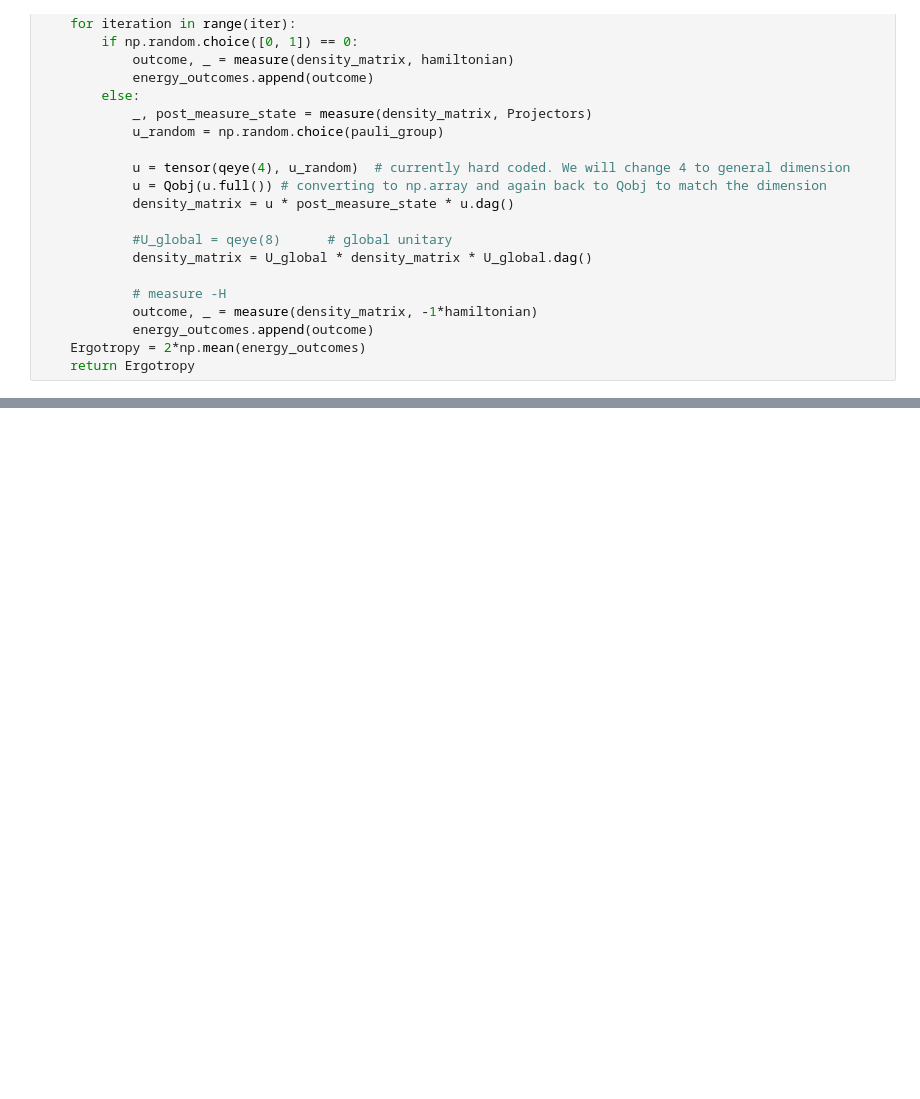
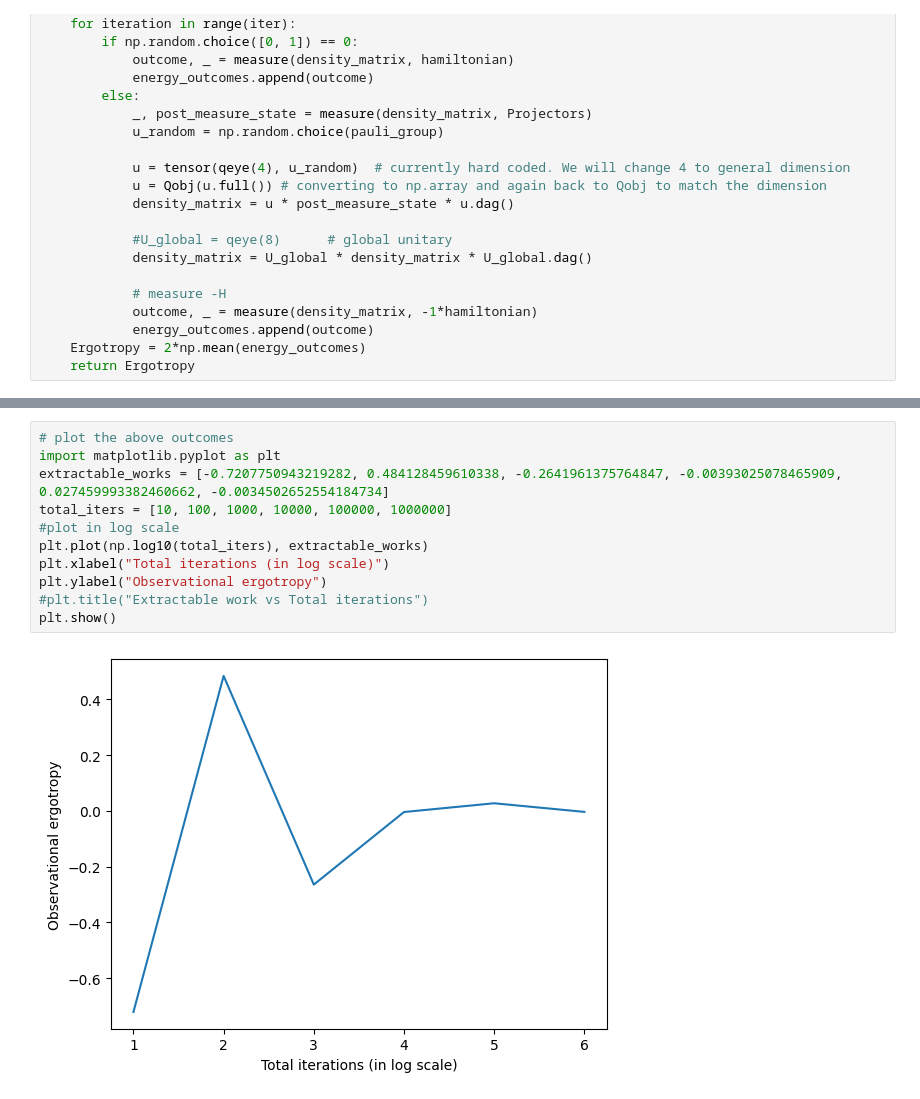
Before and after one commit to soumya-s3/Work-Extraction-Algorithm, a Jupyter notebook: Ising Model Qutip.ipynb, the cells around one changed output, grey strips where cells are left out. Drawn from its saved outputs; the diff is of its cells as text; blank space fills up the shorter version.

```diff
--- a/Ising Model Qutip.ipynb
+++ b/Ising Model Qutip.ipynb
@@ -258,0 +268,13 @@ algorithm_stage_2(rho, IsingH, U_global, Projectors, 1000)
+# %%
+# plot the above outcomes
+import matplotlib.pyplot as plt
+extractable_works = [-0.7207750943219282, 0.484128459610338, -0.2641961375764847, -0.00393025078465909, 0.027459993382460662, -0.0034502652554184734]
+total_iters = [10, 100, 1000, 10000, 100000, 1000000]
+#plot in log scale
+plt.plot(np.log10(total_iters), extractable_works)
+plt.xlabel("Total iterations (in log scale)")
+plt.ylabel("Observational ergotropy")
+#plt.title("Extractable work vs Total iterations")
+plt.show()
+# %% [output]
+[figure, added]
```
Also changed, not shown: parts of 6 cells of this notebook.
